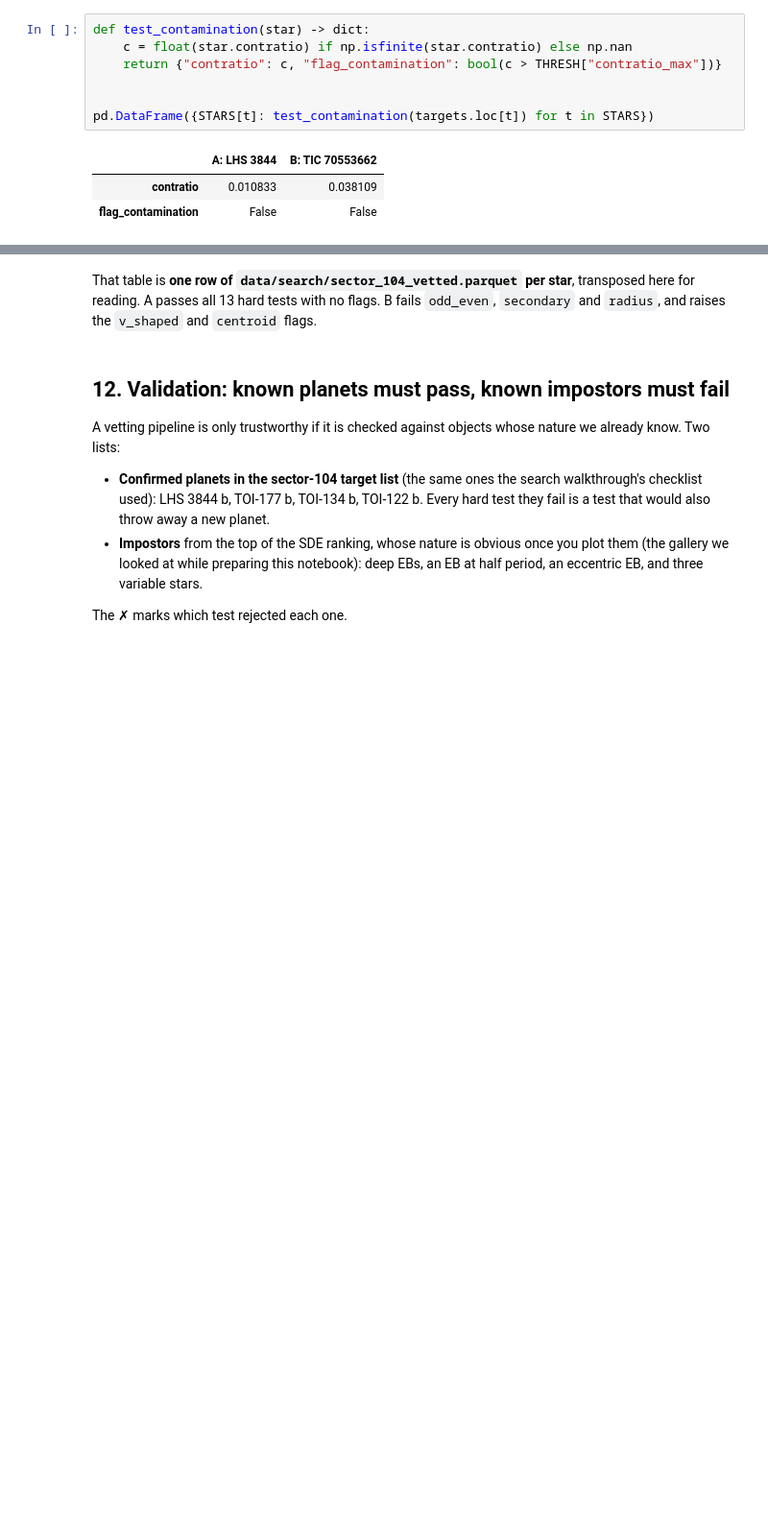
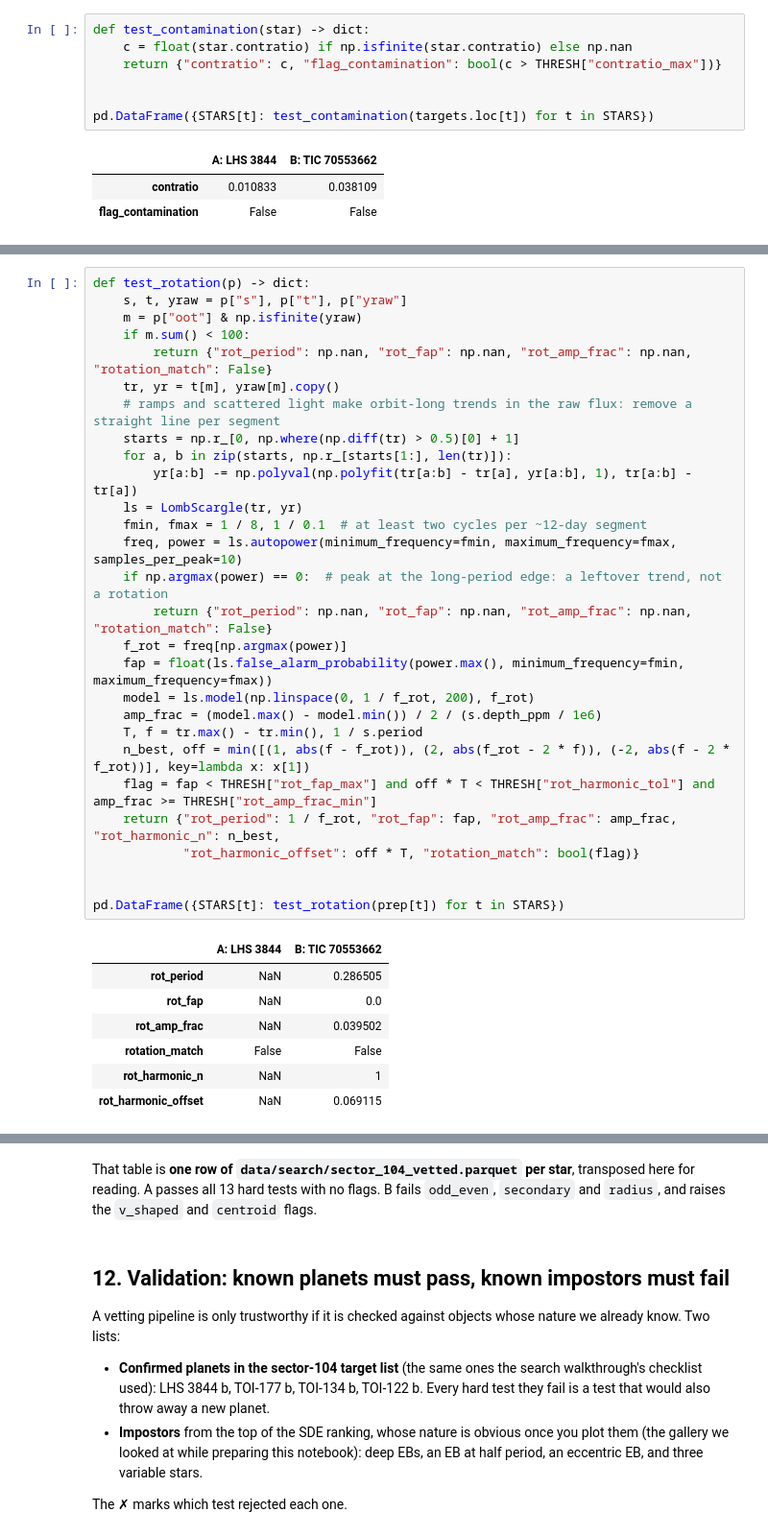
Before and after one commit to josejorgers/exoplanets-research, a Jupyter notebook: notebooks/pipeline-5-vet-walkthrough.ipynb, the cells around one changed output, grey strips where cells are left out. Shown at 96% size. Cells and saved outputs as stored; diff of their text form; blank space fills up the shorter version.

```diff
--- a/notebooks/pipeline-5-vet-walkthrough.ipynb
+++ b/notebooks/pipeline-5-vet-walkthrough.ipynb
@@ -1227,0 +1266,36 @@ the periodogram is.
+# %%
+def test_rotation(p) -> dict:
+    s, t, yraw = p["s"], p["t"], p["yraw"]
+    m = p["oot"] & np.isfinite(yraw)
+    if m.sum() < 100:
+        return {"rot_period": np.nan, "rot_fap": np.nan, "rot_amp_frac": np.nan, "rotation_match": False}
+    tr, yr = t[m], yraw[m].copy()
+    # ramps and scattered light make orbit-long trends in the raw flux: remove a straight line per segment
+    starts = np.r_[0, np.where(np.diff(tr) > 0.5)[0] + 1]
+    for a, b in zip(starts, np.r_[starts[1:], len(tr)]):
+        yr[a:b] -= np.polyval(np.polyfit(tr[a:b] - tr[a], yr[a:b], 1), tr[a:b] - tr[a])
+    ls = LombScargle(tr, yr)
+    fmin, fmax = 1 / 8, 1 / 0.1  # at least two cycles per ~12-day segment
+    freq, power = ls.autopower(minimum_frequency=fmin, maximum_frequency=fmax, samples_per_peak=10)
+    if np.argmax(power) == 0:  # peak at the long-period edge: a leftover trend, not a rotation
+        return {"rot_period": np.nan, "rot_fap": np.nan, "rot_amp_frac": np.nan, "rotation_match": False}
+    f_rot = freq[np.argmax(power)]
+    fap = float(ls.false_alarm_probability(power.max(), minimum_frequency=fmin, maximum_frequency=fmax))
+    model = ls.model(np.linspace(0, 1 / f_rot, 200), f_rot)
+    amp_frac = (model.max() - model.min()) / 2 / (s.depth_ppm / 1e6)
+    T, f = tr.max() - tr.min(), 1 / s.period
+    n_best, off = min([(1, abs(f - f_rot)), (2, abs(f_rot - 2 * f)), (-2, abs(f - 2 * f_rot))], key=lambda x: x[1])
+    flag = fap < THRESH["rot_fap_max"] and off * T < THRESH["rot_harmonic_tol"] and amp_frac >= THRESH["rot_amp_frac_min"]
+    return {"rot_period": 1 / f_rot, "rot_fap": fap, "rot_amp_frac": amp_frac, "rot_harmonic_n": n_best,
+            "rot_harmonic_offset": off * T, "rotation_match": bool(flag)}
+
+
+pd.DataFrame({STARS[t]: test_rotation(prep[t]) for t in STARS})
+# %% [output]
+|  | A: LHS 3844 | B: TIC 70553662 |
+| rot_period | NaN | 0.286505 |
+| rot_fap | NaN | 0.0 |
+| rot_amp_frac | NaN | 0.039502 |
+| rotation_match | False | False |
+| rot_harmonic_n | NaN | 1 |
+| rot_harmonic_offset | NaN | 0.069115 |
```
Also changed, not shown: parts of 12 cells of this notebook, 30 other files.
